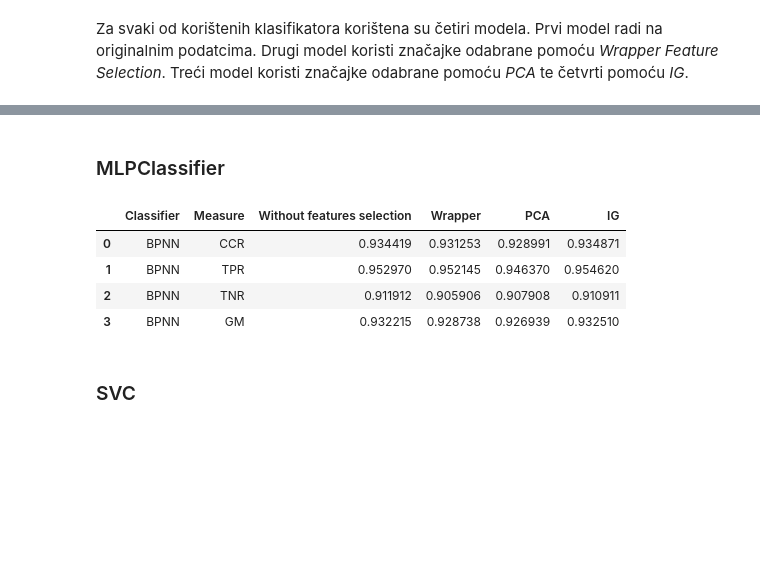
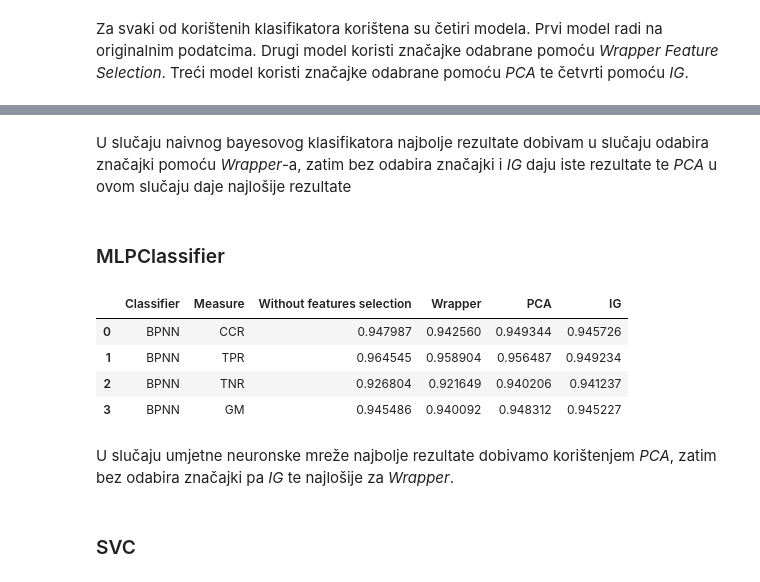
Before and after one commit to ksutalo/UZOP, a Jupyter notebook: Projekt_Karlo_Sutalo.ipynb, the cells around one changed output, grey strips where cells are left out. Drawn from its saved outputs; the diff is of its cells as text; code cells hidden in the pictures; blank space fills up the shorter version.

```diff
--- a/Projekt_Karlo_Sutalo.ipynb
+++ b/Projekt_Karlo_Sutalo.ipynb
@@ -389,7 +389,7 @@ selectors['GaussianNB'] = sfs
 #### MLPClassifier
 # %%
 sfs = SequentialFeatureSelector(
-    MLPClassifier(hidden_layer_sizes=5, max_iter=1000),
+    MLPClassifier(hidden_layer_sizes=20, max_iter=1000),
     k_features=(15, 30),
     forward=True,
     floating=False,
@@ -477,33 +477,33 @@ MEASURES = ['CCR', 'TPR', 'TNR', 'GM']
 # %%
-gaussian_results = pd.DataFrame(columns=['Classifier', 'Measure', 'Without features selection', 'Wrapper', 'PCA', 'IG'])
+bayes_results = pd.DataFrame(columns=['Classifier', 'Measure', 'Without features selection', 'Wrapper', 'PCA', 'IG'])
 
-gaussian_clf = CategoricalNB().fit(X_train, y_train)
-gaussian_measures = get_measures(gaussian_clf, X_test, y_test)
+bayes_clf = CategoricalNB().fit(X_train, y_train)
+bayes_measures = get_measures(bayes_clf, X_test, y_test)
 
 
-X_train_gaussian = selectors['GaussianNB'].transform(X_train)
-X_test_gaussian = selectors['GaussianNB'].transform(X_test)
+X_train_bayes = selectors['CategoricalNB'].transform(X_train)
+X_test_bayes = selectors['CategoricalNB'].transform(X_test)
 
-gaussian_clf = CategoricalNB().fit(X_train_gaussian, y_train)
-gaussian_measures_wrapper = get_measures(gaussian_clf, X_test_gaussian, y_test)
+bayes_clf = CategoricalNB().fit(X_train_bayes, y_train)
+bayes_measures_wrapper = get_measures(bayes_clf, X_test_bayes, y_test)
 
 
-X_train_gaussian = selectors['PCA'].transform(X_train)
-X_test_gaussian = selectors['PCA'].transform(X_test)
+X_train_bayes = selectors['PCA'].transform(X_train)
+X_test_bayes = selectors['PCA'].transform(X_test)
 
-gaussian_clf = GaussianNB().fit(X_train_gaussian, y_train)
-gaussian_results_pca = get_measures(gaussian_clf, X_test_gaussian, y_test)
+bayes_clf = GaussianNB().fit(X_train_bayes, y_train)
+bayes_results_pca = get_measures(bayes_clf, X_test_bayes, y_test)
 
 
-X_train_gaussian = selectors['IG'].transform(X_train)
-X_test_gaussian = selectors['IG'].transform(X_test)
+X_train_bayes = selectors['IG'].transform(X_train)
+X_test_bayes = selectors['IG'].transform(X_test)
 
-gaussian_clf = CategoricalNB().fit(X_train_gaussian, y_train)
-gaussian_measures_ig = get_measures(gaussian_clf, X_test_gaussian, y_test)
+bayes_clf = CategoricalNB().fit(X_train_bayes, y_train)
+bayes_measures_ig = get_measures(bayes_clf, X_test_bayes, y_test)
 
 for i in range(4):
-    gaussian_results.loc[len(gaussian_results)] = ['NB', MEASURES[i], gaussian_measures[i], gaussian_measures_wrapper[i], gaussian_results_pca[i], gaussian_measures_ig[i]]
+    bayes_results.loc[len(bayes_results)] = ['NB', MEASURES[i], bayes_measures[i], bayes_measures_wrapper[i], bayes_results_pca[i], bayes_measures_ig[i]]
 
-gaussian_results
+bayes_results
 # %% [output]
 |  | Classifier | Measure | Without features selection | Wrapper | PCA | IG |
@@ -514,42 +514,46 @@ gaussian_results
+# %% [markdown]
+U slučaju naivnog bayesovog klasifikatora najbolje rezultate dobivam u slučaju odabira značajki pomoću *Wrapper*-a, zatim bez odabira značajki i *IG* daju iste rezultate te *PCA* u ovom slučaju daje najlošije rezultate
 # %% [markdown]
 ### MLPClassifier
 # %%
 mlpc_results = pd.DataFrame(columns=['Classifier', 'Measure', 'Without features selection', 'Wrapper', 'PCA', 'IG'])
 
-mlpc = MLPClassifier(hidden_layer_sizes=5, max_iter=1000).fit(X_train, y_train)
+mlpc = MLPClassifier(hidden_layer_sizes=20, max_iter=1000).fit(X_train, y_train)
 mlpc_measures = get_measures(mlpc, X_test, y_test)
 
 
 X_train_mlpc = selectors['MLPClassifier'].transform(X_train)
 X_test_mlpc = selectors['MLPClassifier'].transform(X_test)
 
-mlpc = MLPClassifier(hidden_layer_sizes=5, max_iter=1000).fit(X_train_mlpc, y_train)
+mlpc = MLPClassifier(hidden_layer_sizes=20, max_iter=1000).fit(X_train_mlpc, y_train)
 mlpc_measures_wrapper = get_measures(mlpc, X_test_mlpc, y_test)
 
 
 X_train_mlpc = selectors['PCA'].transform(X_train)
 X_test_mlpc = selectors['PCA'].transform(X_test)
 
-mlpc = MLPClassifier(hidden_layer_sizes=5, max_iter=1000).fit(X_train_mlpc, y_train)
+mlpc = MLPClassifier(hidden_layer_sizes=20, max_iter=1000).fit(X_train_mlpc, y_train)
 mlpc_measures_pca = get_measures(mlpc, X_test_mlpc, y_test)
 
 
 X_train_mlpc = selectors['IG'].transform(X_train)
 X_test_mlpc = selectors['IG'].transform(X_test)
 
-mlpc = MLPClassifier(hidden_layer_sizes=5, max_iter=1000).fit(X_train_mlpc, y_train)
+mlpc = MLPClassifier(hidden_layer_sizes=20, max_iter=1000).fit(X_train_mlpc, y_train)
 mlpc_measures_ig = get_measures(mlpc, X_test_mlpc, y_test)
 
 for i in range(4):
     mlpc_results.loc[len(mlpc_results)] = ['BPNN', MEASURES[i], mlpc_measures[i], mlpc_measures_wrapper[i], mlpc_measures_pca[i], mlpc_measures_ig[i]]
 
 mlpc_results
 # %% [output]
 |  | Classifier | Measure | Without features selection | Wrapper | PCA | IG |
-| 0 | BPNN | CCR | 0.934419 | 0.931253 | 0.928991 | 0.934871 |
-| 1 | BPNN | TPR | 0.952970 | 0.952145 | 0.946370 | 0.954620 |
-| 2 | BPNN | TNR | 0.911912 | 0.905906 | 0.907908 | 0.910911 |
-| 3 | BPNN | GM | 0.932215 | 0.928738 | 0.926939 | 0.932510 |
+| 0 | BPNN | CCR | 0.947987 | 0.942560 | 0.949344 | 0.945726 |
+| 1 | BPNN | TPR | 0.964545 | 0.958904 | 0.956487 | 0.949234 |
+| 2 | BPNN | TNR | 0.926804 | 0.921649 | 0.940206 | 0.941237 |
+| 3 | BPNN | GM | 0.945486 | 0.940092 | 0.948312 | 0.945227 |
+# %% [markdown]
+U slučaju umjetne neuronske mreže najbolje rezultate dobivamo korištenjem *PCA*, zatim bez odabira značajki pa *IG* te najlošije za *Wrapper*.
 # %% [markdown]
 ### SVC
 # %%
```
Also changed, not shown: parts of 14 cells of this notebook.
